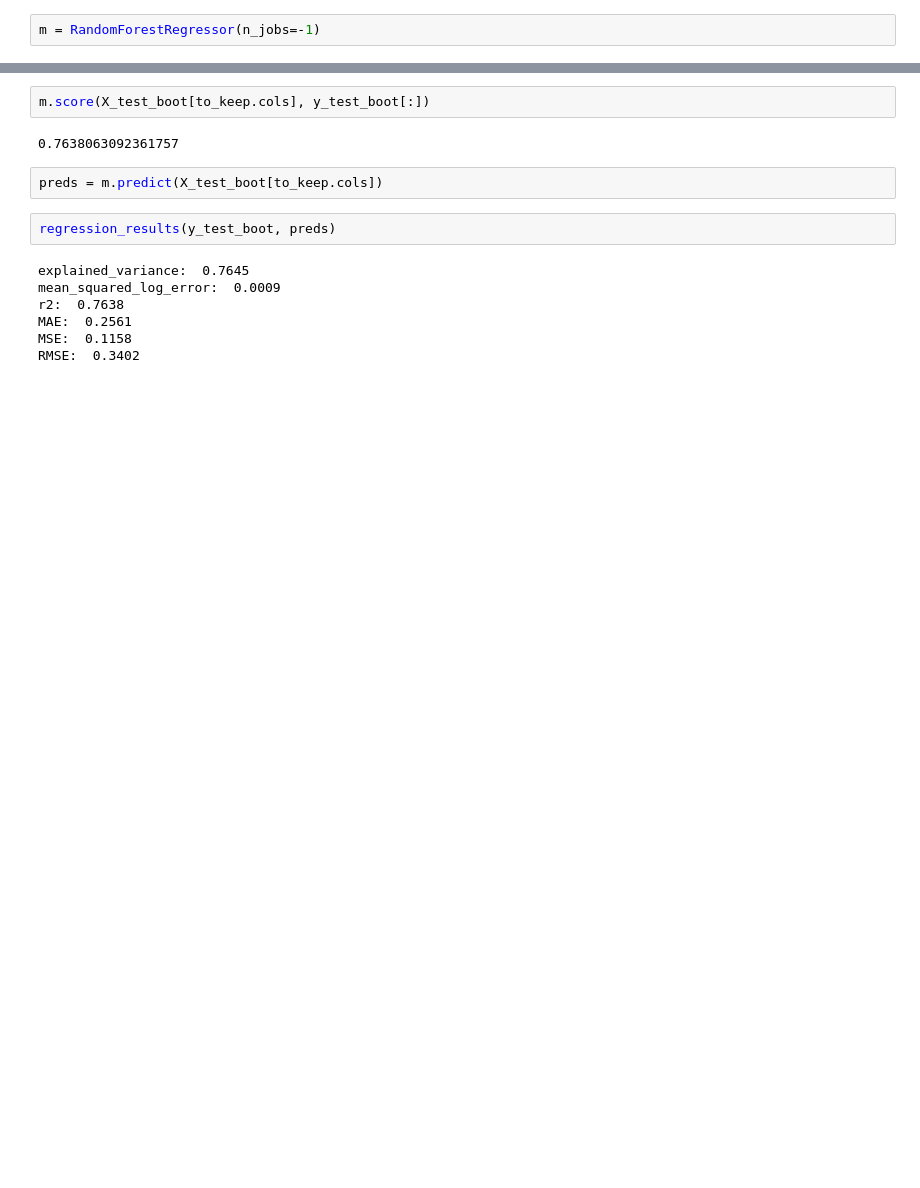
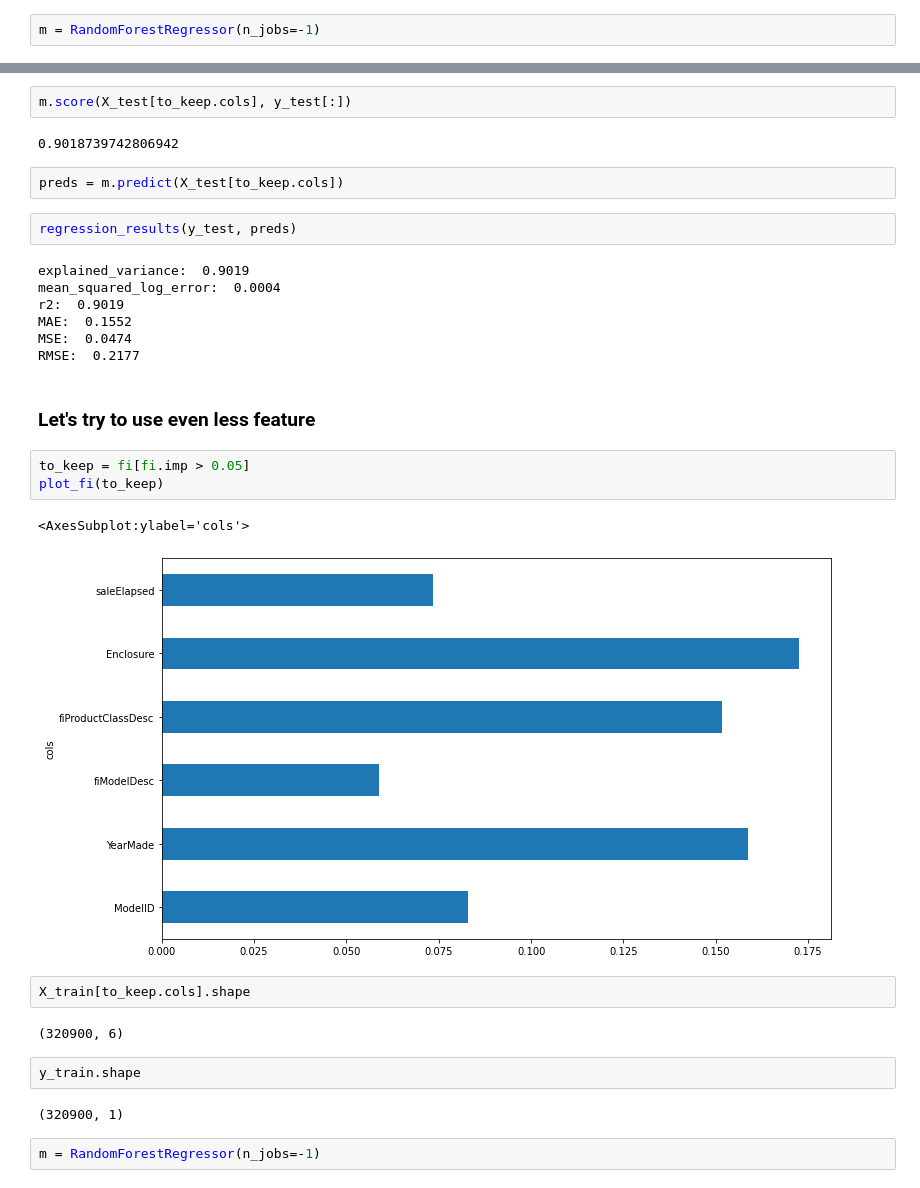
Before and after one commit to florent-haffner/datascience-playground, a Jupyter notebook: notebooks/machine learning/2021-11 - regression basics - bulldozer - sklearn - 2 - studiying feature selection.ipynb, the cells around one changed output, grey strips where cells are left out. Cells and saved outputs as stored; diff of their text form; blank space fills up the shorter version.

```diff
--- a/notebooks/machine learning/2021-11 - regression basics - bulldozer - sklearn - 2 - studiying feature selection.ipynb
+++ b/notebooks/machine learning/2021-11 - regression basics - bulldozer - sklearn - 2 - studiying feature selection.ipynb
@@ -319,16 +265,34 @@ Wall time: 288 ms
 RandomForestRegressor(n_jobs=-1)
 # %%
-m.score(X_test_boot[to_keep.cols], y_test_boot[:])
+m.score(X_test[to_keep.cols], y_test[:])
 # %% [output]
-0.7638063092361757
+0.9018739742806942
 # %%
-preds = m.predict(X_test_boot[to_keep.cols])
+preds = m.predict(X_test[to_keep.cols])
 # %%
-regression_results(y_test_boot, preds)
+regression_results(y_test, preds)
 # %% [output]
-explained_variance:  0.7645
-mean_squared_log_error:  0.0009
-r2:  0.7638
-MAE:  0.2561
-MSE:  0.1158
-RMSE:  0.3402
+explained_variance:  0.9019
+mean_squared_log_error:  0.0004
+r2:  0.9019
+MAE:  0.1552
+MSE:  0.0474
+RMSE:  0.2177
+# %% [markdown]
+### Let's try to use even less feature
+# %%
+to_keep = fi[fi.imp > 0.05]
+plot_fi(to_keep)
+# %% [output]
+<AxesSubplot:ylabel='cols'>
+[figure, added]
+# %%
+X_train[to_keep.cols].shape
+# %% [output]
+(320900, 6)
+# %%
+y_train.shape
+# %% [output]
+(320900, 1)
+# %%
+m = RandomForestRegressor(n_jobs=-1)
```
Also changed, not shown: parts of 49 cells of this notebook.
